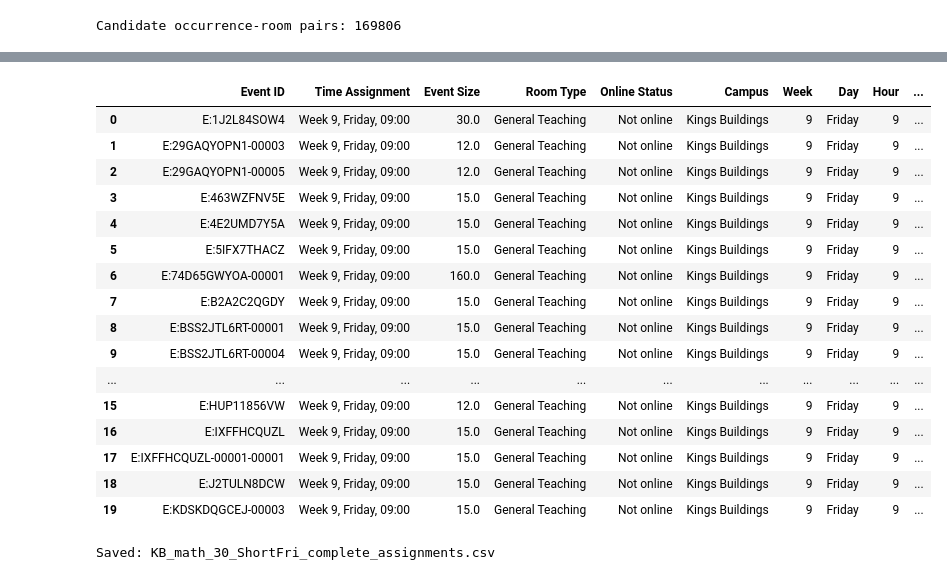
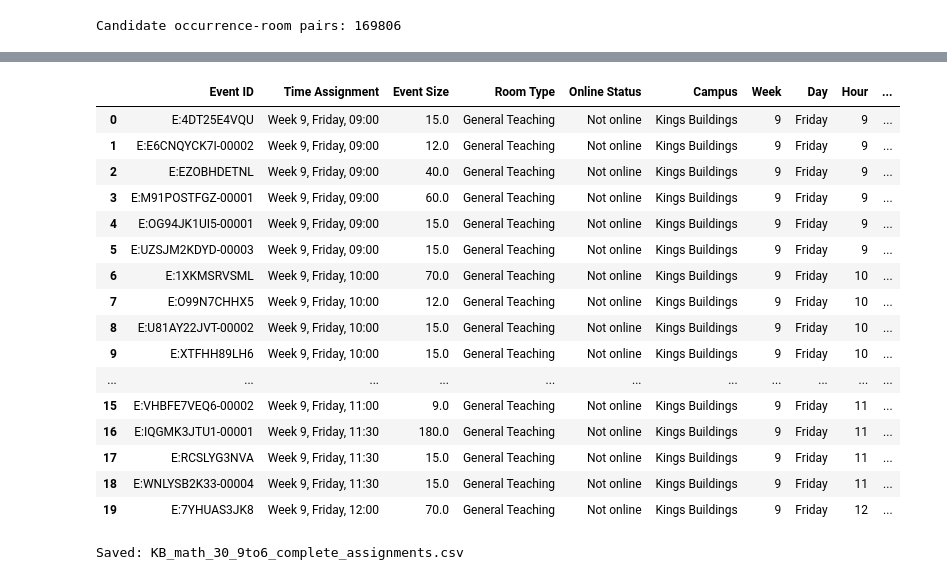
Before and after one commit to Ashe2002/University_Timetabling, a Jupyter notebook: KB_math_30_9to6.ipynb, the cells around one changed output, grey strips where cells are left out. Cells and saved outputs as stored; diff of their text form; code cells hidden in the pictures.

```diff
--- a/KB_math_30_9to6.ipynb
+++ b/KB_math_30_9to6.ipynb
@@ -399,12 +381,12 @@ m1.x = pyo.Var(m1.X, domain=pyo.Binary) # 1 if event e starts in week w on day d
 # Same day and Start slot across all of an event's weeks.
 
 # = 1 if event e starts on day d and timeslot s
-m1.Y = pyo.Set(dimen=3,initialize=[(e,d,s) for e in E for d in days for s in feasible_starts[e][d]])
+m1.Y = pyo.Set(dimen=3,initialize=[(e,d,s) for e in E for d in days for s in feasible_starts[e]])
 m1.y = pyo.Var(m1.Y, domain=pyo.Binary)
 
 # each event must choose exactly one (day,startslot) pair
 def one_pattern(m, e):
-    return sum(m.y[e,d,s] for d in m.D for s in feasible_starts[e][d]) == 1
+    return sum(m.y[e,d,s] for d in m.D for s in feasible_starts[e]) == 1
 m1.one_pattern = pyo.Constraint(m1.E, rule=one_pattern)
 
 # each event must have same day and startslot in each week
@@ -452,9 +434,9 @@ for e in E:
 
     for w in event_to_weeks[e]:
         for d in days:
-            for s in feasible_starts[e][d]:
+            for s in feasible_starts[e]:
                 end_s = s + Le - 1
-                for t in range(s, min(end_s, max(slots_by_day[d])) + 1):
+                for t in range(s, min(end_s, max(slots)) + 1):
                     for pool in room_pools:
                         if opts.issubset(pool):
                             key = (w, d, t, pool_labels[pool])
@@ -533,9 +515,9 @@ for e1, e2 in combinations(sorted(E), 2):
     terms = []
     L1, L2 = L[e1], L[e2]
     for d in days:
-        for s1 in feasible_starts[e1][d]:
+        for s1 in feasible_starts[e1]:
             end1 = s1 + L1 - 1
-            for s2 in feasible_starts[e2][d]:
+            for s2 in feasible_starts[e2]:
                 end2 = s2 + L2 - 1
                 if max(s1, s2) <= min(end1, end2):
                     terms.append((d, s1, s2))
@@ -665,7 +647,7 @@ Saved: KB_math_30_ShortFri.csv
 # %% [markdown]
 ### Room Assignment
 # %%
-schedule_csv = "KB_math_30_ShortFri.csv"
+schedule_csv = "KB_math_30_9to6.csv"
 slot_minutes = 30
 # %%
 ### Room Assignment Input
@@ -858,40 +840,40 @@ Quadratic penalty: 4029581.0
 # %%
 assigned_rooms = []
 for (e, w, d, s, r) in m2.A:
     if pyo.value(m2.z[e, w, d, s, r]) > 0.5:
         assigned_rooms.append((e, w, d, s, r, room_cap[r], room_type[r]))
 
 assigned_rooms_df = pd.DataFrame(
     assigned_rooms,
     columns=["Event ID", "Week", "Day", "StartSlot", "Assigned Room", "Room Capacity", "Assigned Room Type"]
 )
 
 final_room_output = assign_df.merge(
     assigned_rooms_df,
     on=["Event ID", "Week", "Day", "StartSlot"],
     how="left"
 )
 
 display(final_room_output.head(20))
 
-final_room_output.to_csv("KB_math_30_ShortFri_complete_assignments.csv", index=False)
-print("Saved: KB_math_30_ShortFri_complete_assignments.csv")
+final_room_output.to_csv("KB_math_30_9to6_complete_assignments.csv", index=False)
+print("Saved: KB_math_30_9to6_complete_assignments.csv")
 # %% [output]
 |  | Event ID | Time Assignment | Event Size | Room Type | Online Status | Campus | Week | Day | Hour | ... |
-| 0 | E:1J2L84SOW4 | Week 9, Friday, 09:00 | 30.0 | General Teaching | Not online | Kings Buildings | 9 | Friday | 9 | ... |
-| 1 | E:29GAQYOPN1-00003 | Week 9, Friday, 09:00 | 12.0 | General Teaching | Not online | Kings Buildings | 9 | Friday | 9 | ... |
-| 2 | E:29GAQYOPN1-00005 | Week 9, Friday, 09:00 | 12.0 | General Teaching | Not online | Kings Buildings | 9 | Friday | 9 | ... |
-| 3 | E:463WZFNV5E | Week 9, Friday, 09:00 | 15.0 | General Teaching | Not online | Kings Buildings | 9 | Friday | 9 | ... |
-| 4 | E:4E2UMD7Y5A | Week 9, Friday, 09:00 | 15.0 | General Teaching | Not online | Kings Buildings | 9 | Friday | 9 | ... |
-| 5 | E:5IFX7THACZ | Week 9, Friday, 09:00 | 15.0 | General Teaching | Not online | Kings Buildings | 9 | Friday | 9 | ... |
-| 6 | E:74D65GWYOA-00001 | Week 9, Friday, 09:00 | 160.0 | General Teaching | Not online | Kings Buildings | 9 | Friday | 9 | ... |
-| 7 | E:B2A2C2QGDY | Week 9, Friday, 09:00 | 15.0 | General Teaching | Not online | Kings Buildings | 9 | Friday | 9 | ... |
-| 8 | E:BSS2JTL6RT-00001 | Week 9, Friday, 09:00 | 15.0 | General Teaching | Not online | Kings Buildings | 9 | Friday | 9 | ... |
-| 9 | E:BSS2JTL6RT-00004 | Week 9, Friday, 09:00 | 15.0 | General Teaching | Not online | Kings Buildings | 9 | Friday | 9 | ... |
+| 0 | E:4DT25E4VQU | Week 9, Friday, 09:00 | 15.0 | General Teaching | Not online | Kings Buildings | 9 | Friday | 9 | ... |
+| 1 | E:E6CNQYCK7I-00002 | Week 9, Friday, 09:00 | 12.0 | General Teaching | Not online | Kings Buildings | 9 | Friday | 9 | ... |
+| 2 | E:EZOBHDETNL | Week 9, Friday, 09:00 | 40.0 | General Teaching | Not online | Kings Buildings | 9 | Friday | 9 | ... |
+| 3 | E:M91POSTFGZ-00001 | Week 9, Friday, 09:00 | 60.0 | General Teaching | Not online | Kings Buildings | 9 | Friday | 9 | ... |
+| 4 | E:OG94JK1UI5-00001 | Week 9, Friday, 09:00 | 15.0 | General Teaching | Not online | Kings Buildings | 9 | Friday | 9 | ... |
+| 5 | E:UZSJM2KDYD-00003 | Week 9, Friday, 09:00 | 15.0 | General Teaching | Not online | Kings Buildings | 9 | Friday | 9 | ... |
+| 6 | E:1XKMSRVSML | Week 9, Friday, 10:00 | 70.0 | General Teaching | Not online | Kings Buildings | 9 | Friday | 10 | ... |
+| 7 | E:O99N7CHHX5 | Week 9, Friday, 10:00 | 12.0 | General Teaching | Not online | Kings Buildings | 9 | Friday | 10 | ... |
+| 8 | E:U81AY22JVT-00002 | Week 9, Friday, 10:00 | 15.0 | General Teaching | Not online | Kings Buildings | 9 | Friday | 10 | ... |
+| 9 | E:XTFHH89LH6 | Week 9, Friday, 10:00 | 15.0 | General Teaching | Not online | Kings Buildings | 9 | Friday | 10 | ... |
 | ... | ... | ... | ... | ... | ... | ... | ... | ... | ... | ... |
-| 15 | E:HUP11856VW | Week 9, Friday, 09:00 | 12.0 | General Teaching | Not online | Kings Buildings | 9 | Friday | 9 | ... |
-| 16 | E:IXFFHCQUZL | Week 9, Friday, 09:00 | 15.0 | General Teaching | Not online | Kings Buildings | 9 | Friday | 9 | ... |
-| 17 | E:IXFFHCQUZL-00001-00001 | Week 9, Friday, 09:00 | 15.0 | General Teaching | Not online | Kings Buildings | 9 | Friday | 9 | ... |
-| 18 | E:J2TULN8DCW | Week 9, Friday, 09:00 | 15.0 | General Teaching | Not online | Kings Buildings | 9 | Friday | 9 | ... |
-| 19 | E:KDSKDQGCEJ-00003 | Week 9, Friday, 09:00 | 15.0 | General Teaching | Not online | Kings Buildings | 9 | Friday | 9 | ... |
+| 15 | E:VHBFE7VEQ6-00002 | Week 9, Friday, 11:00 | 9.0 | General Teaching | Not online | Kings Buildings | 9 | Friday | 11 | ... |
+| 16 | E:IQGMK3JTU1-00001 | Week 9, Friday, 11:30 | 180.0 | General Teaching | Not online | Kings Buildings | 9 | Friday | 11 | ... |
+| 17 | E:RCSLYG3NVA | Week 9, Friday, 11:30 | 15.0 | General Teaching | Not online | Kings Buildings | 9 | Friday | 11 | ... |
+| 18 | E:WNLYSB2K33-00004 | Week 9, Friday, 11:30 | 15.0 | General Teaching | Not online | Kings Buildings | 9 | Friday | 11 | ... |
+| 19 | E:7YHUAS3JK8 | Week 9, Friday, 12:00 | 70.0 | General Teaching | Not online | Kings Buildings | 9 | Friday | 12 | ... |
-Saved: KB_math_30_ShortFri_complete_assignments.csv
+Saved: KB_math_30_9to6_complete_assignments.csv
```
Also changed, not shown: parts of 9 cells of this notebook, 27 other files.
